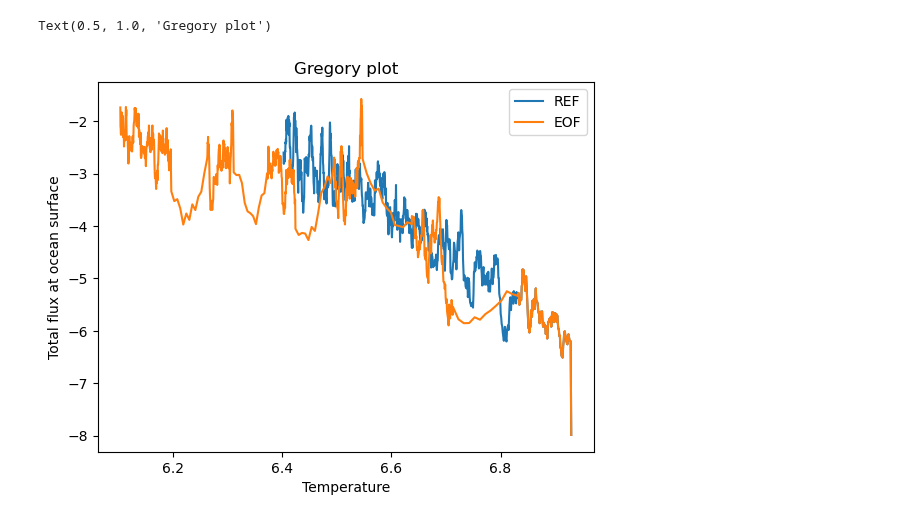
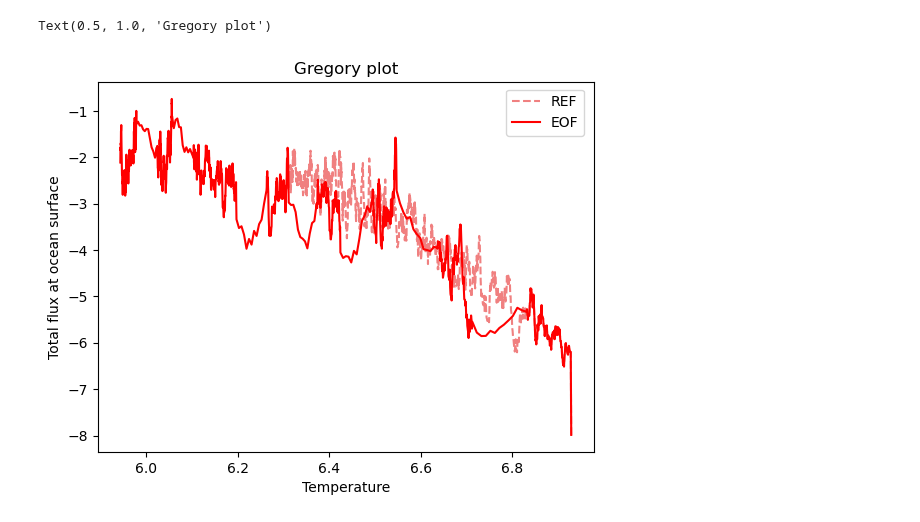
Before and after one commit to asozza/stece, a Jupyter notebook: osprey/notebooks/test_gregory.ipynb, the cells around one changed output. Saved outputs shown, nothing was run; the diff lists cells and outputs as text; code cells hidden in the pictures.

Commit message:
fix on profile, gregoryplot and hovmoller

```diff
--- a/osprey/notebooks/test_gregory.ipynb
+++ b/osprey/notebooks/test_gregory.ipynb
@@ -7,7 +6,11 @@ from osprey.actions.post_reader import postreader_averaged
 from osprey.graphics.gregory_plot import gregory_plot
 # %%
-gregory_plot(expname='lfr0', startyear=1990, endyear=2059, varname1='thetao', varname2='qt_oce', reader='post', replace=False, metric='base')
-gregory_plot(expname='FE01', startyear=1990, endyear=2059, varname1='thetao', varname2='qt_oce', reader='post', replace=False, metric='base')
-plt.gca().legend(['REF','EOF'])
+gregory_plot(expname='lfr0', startyear=1990, endyear=2079, varname1='thetao', varname2='qt_oce', reader='post', metric='base', color='lightcoral', linestyle='--', label='REF')
+gregory_plot(expname='FE01', startyear=1990, endyear=2079, varname1='thetao', varname2='qt_oce', reader='post', metric='base', color='red', linestyle='-', label='EOF')
+plt.legend(
+    bbox_to_anchor=(0.98, 0.98),  # x, y coordinates for legend placement
+    loc='upper right',         # Location of the legend relative to bbox_to_anchor
+    borderaxespad=0           # Padding between the legend and the plot
+)
 plt.title('Gregory plot')
 # %% [output]
@@ -28,2 +25,2 @@ plt.title('Gregory plot')
 Text(0.5, 1.0, 'Gregory plot')
-[figure, old version]
+[figure, new version]
```
Also changed, not shown: parts of 3 cells of this notebook, 7 other files.
